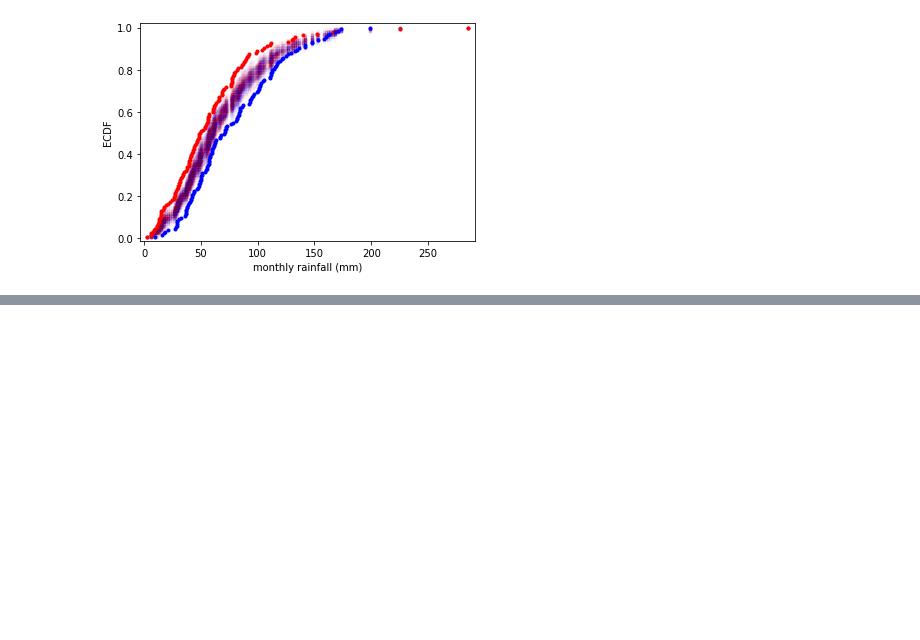
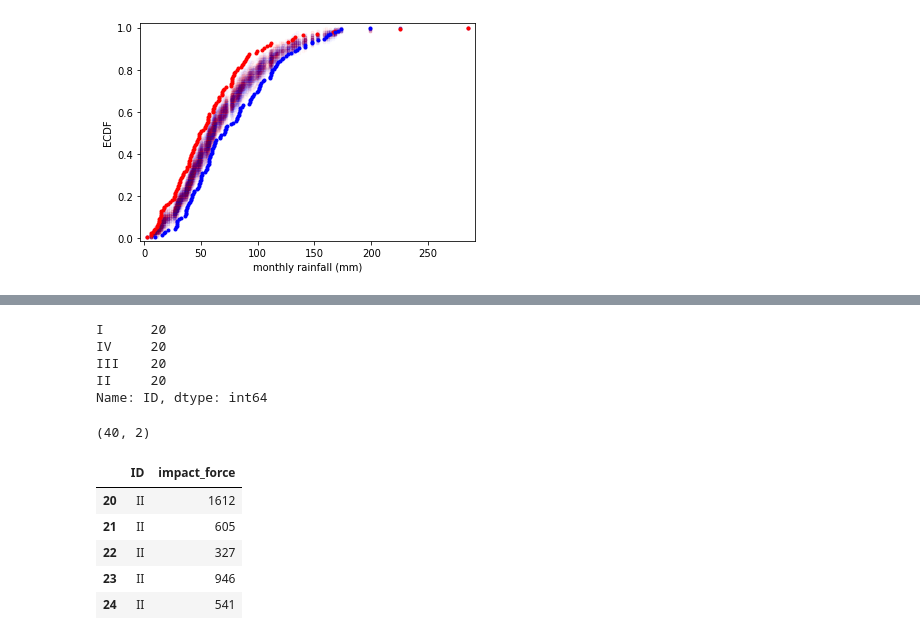
Before and after one commit to tobias-fyi/vela, a Jupyter notebook: ds/courses/datacamp/statistical_thinking/statistical_thinking_part2.ipynb, the cells around one changed output, grey strips where cells are left out. Drawn from its saved outputs; the diff is of its cells as text; code cells hidden in the pictures; blank space fills up the shorter version.

```diff
--- a/ds/courses/datacamp/statistical_thinking/statistical_thinking_part2.ipynb
+++ b/ds/courses/datacamp/statistical_thinking/statistical_thinking_part2.ipynb
@@ -662,0 +784,25 @@ plt.show()
+# %%
+dfrogs["ID"].value_counts()
+# %% [output]
+I      20
+IV     20
+III    20
+II     20
+Name: ID, dtype: int64
+# %%
+# === Match up with data in exercise === #
+df = dfrogs[["ID", "impact force (mN)"]]
+df = df.rename(mapper={"impact force (mN)": "impact_force"}, axis=1)
+# A (adult) is ID == II | B (juvenile) is ID == IV
+df = df[(df["ID"] == "II") | (df["ID"] == "IV")]
+
+print(df.shape)
+df.head()
+# %% [output]
+(40, 2)
+|  | ID | impact_force |
+| 20 | II | 1612 |
+| 21 | II | 605 |
+| 22 | II | 327 |
+| 23 | II | 946 |
+| 24 | II | 541 |
```
Also changed, not shown: parts of 12 cells of this notebook, 2 other files.
